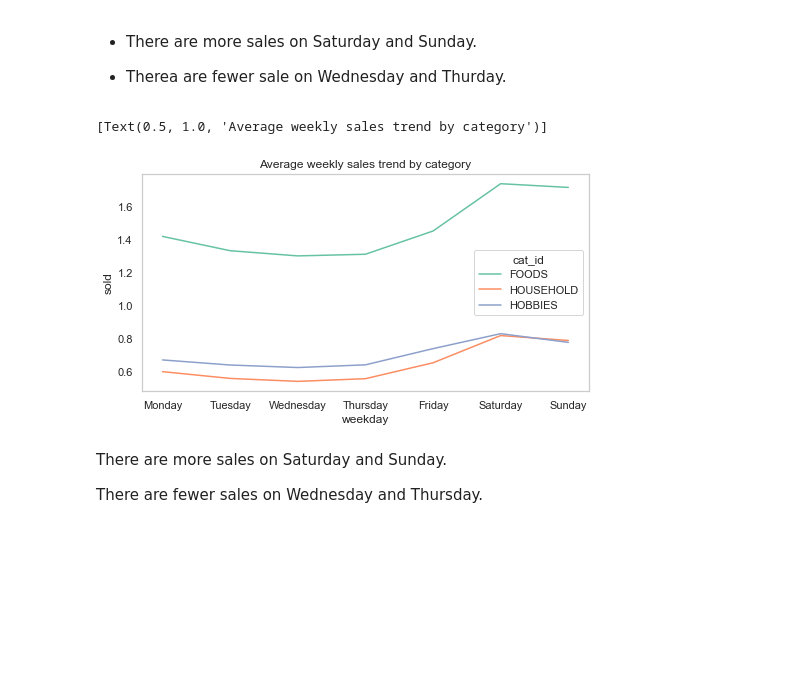
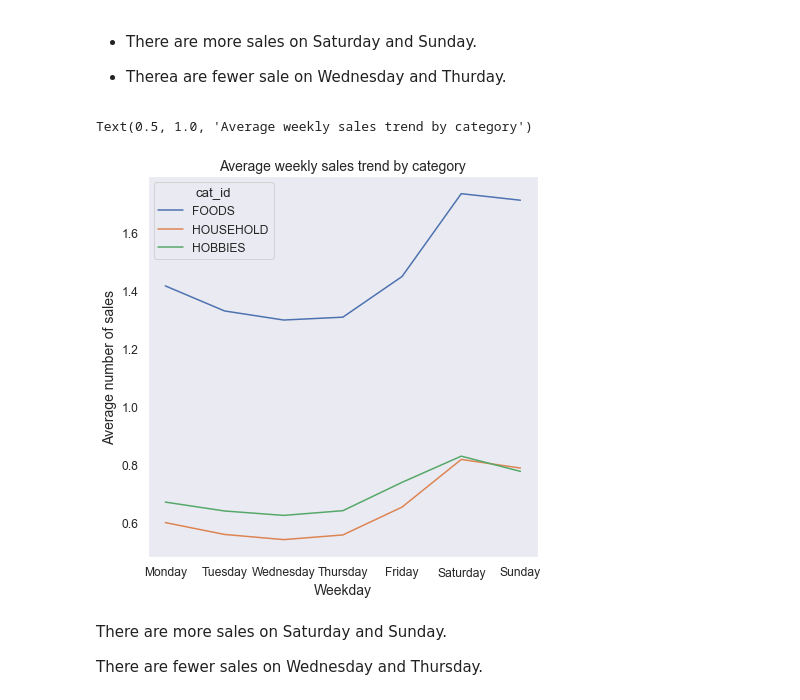
Before and after one commit to ixiaopan/GroupWork, a Jupyter notebook: AML/EDA-Panpan.ipynb, the cells around one changed output. Drawn from its saved outputs; the diff is of its cells as text; code cells hidden in the pictures; blank space fills up the shorter version.

```diff
--- a/AML/EDA-Panpan.ipynb
+++ b/AML/EDA-Panpan.ipynb
@@ -863,29 +861,33 @@ g.legend(loc='center right', bbox_to_anchor=(1.2, 0.5), ncol=1)
 - Therea are fewer sale on Wednesday and Thurday.
 # %%
 from pandas.api.types import CategoricalDtype
-
+sns.set(font_scale = 1.1)
 avg_sales_group_by_cate_weekly = df.groupby(['cat_id', 'weekday'])['sold'].mean().reset_index()
 
 cats = [ 'Monday', 'Tuesday', 'Wednesday', 'Thursday', 'Friday', 'Saturday', 'Sunday']
 cat_type = CategoricalDtype(categories=cats, ordered=True)
 avg_sales_group_by_cate_weekly['weekday'] = avg_sales_group_by_cate_weekly['weekday'].astype(cat_type)
 avg_sales_group_by_cate_weekly = avg_sales_group_by_cate_weekly.sort_values('weekday')
 avg_sales_group_by_cate_weekly.head()
 
-fig, ax = plt.subplots(figsize=(8, 4))
+fig, ax = plt.subplots(figsize=(7, 7))
 gi = sns.lineplot(
     data=avg_sales_group_by_cate_weekly,
     x="weekday", y="sold",
     sort=False,
     hue='cat_id'
 )
+
 gi.grid(False)
-gi.set(title='Average weekly sales trend by category')
+gi.set_xlabel("Weekday", fontsize = 14)
+gi.set_ylabel("Average number of sales", fontsize = 14)
+#gi.set_xticklabels(ax.get_xticklabels(), rotation=-20, ha='left')
+gi.set_title("Average weekly sales trend by category", fontsize = 14)
 # gi.legend(loc='center right', bbox_to_anchor=(1.3, 0.5), ncol=1)
 # gi.set_xticklabels(g.get_xticklabels(), rotation=45)
 # %% [output]
-[Text(0.5, 1.0, 'Average weekly sales trend by category')]
+Text(0.5, 1.0, 'Average weekly sales trend by category')
-[figure, old version]
+[figure, new version]
 # %% [markdown]
 There are more sales on Saturday and Sunday.
 
```
Also changed, not shown: parts of 8 cells of this notebook.
